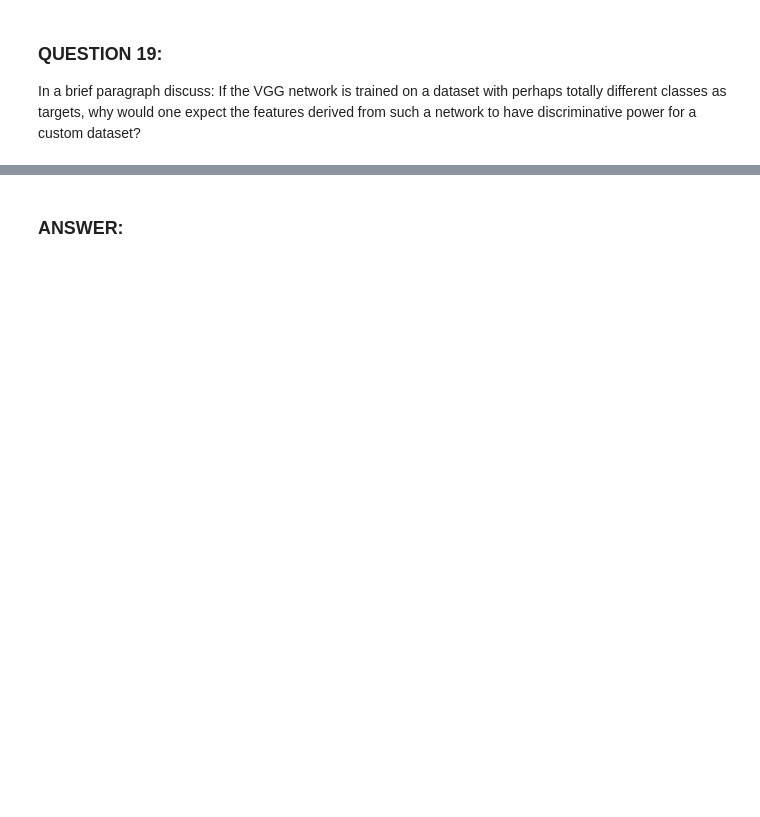
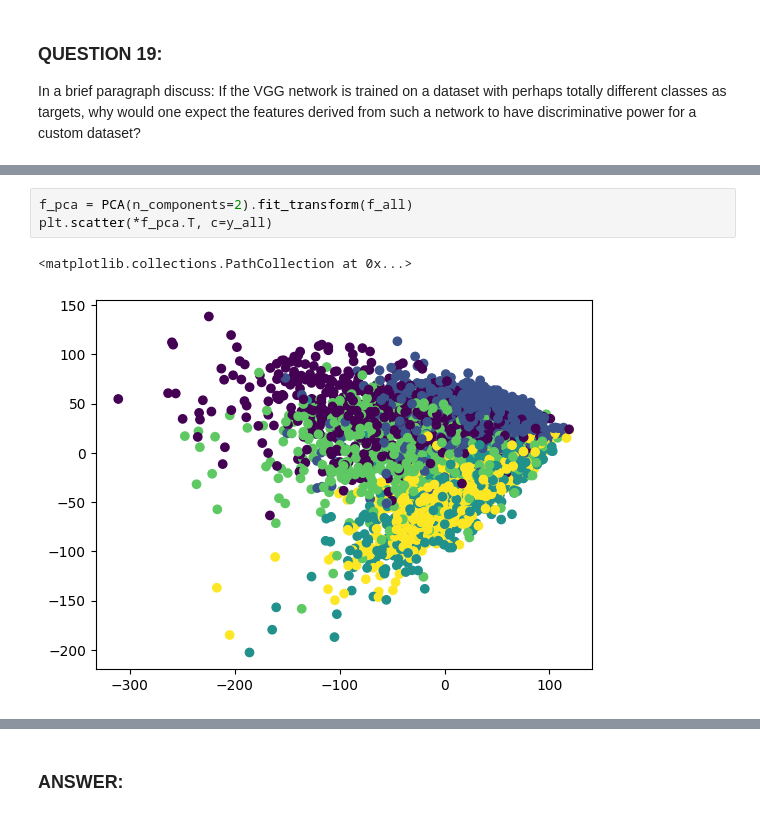
Before and after one commit to kbaseba/219, a Jupyter notebook: Project_2/project_2_code_p2.ipynb, the cells around one changed output, grey strips where cells are left out. Saved outputs shown, nothing was run; the diff lists cells and outputs as text; blank space fills up the shorter version.

```diff
--- a/Project_2/project_2_code_p2.ipynb
+++ b/Project_2/project_2_code_p2.ipynb
@@ -25,0 +186,6 @@ network to have discriminative power for a custom dataset?
+# %%
+f_pca = PCA(n_components=2).fit_transform(f_all)
+plt.scatter(*f_pca.T, c=y_all)
+# %% [output]
+<matplotlib.collections.PathCollection at 0x...>
+[figure, added]
```
Also changed, not shown: parts of 59 cells of this notebook, 5 other files.
